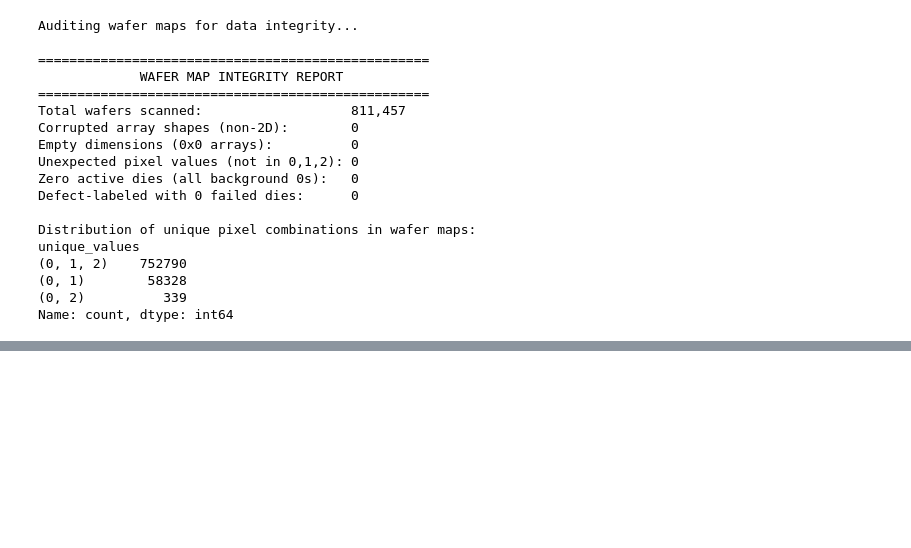
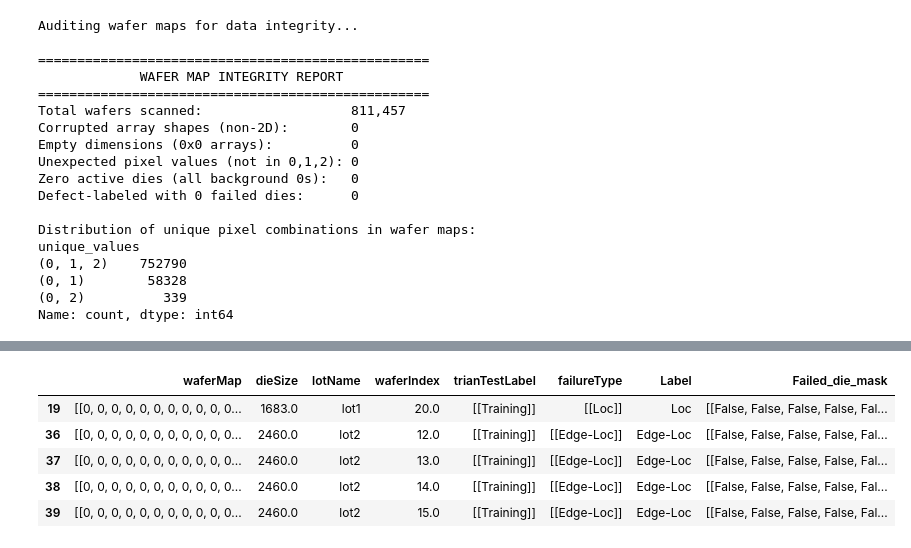
Before and after one commit to DRPproton/semiconductor-projects-tda, a Jupyter notebook: Project-2WM811k_wafer/notebooks/notebook.ipynb, the cells around one changed output, grey strips where cells are left out. Drawn from its saved outputs; the diff is of its cells as text; code cells hidden in the pictures; blank space fills up the shorter version.

```diff
--- a/Project-2WM811k_wafer/notebooks/notebook.ipynb
+++ b/Project-2WM811k_wafer/notebooks/notebook.ipynb
@@ -260,0 +266,4 @@ Name: count, dtype: int64
+# %%
+df_with_failure_type = df.loc[
+        df['Label'].isin(['Center', 'Donut', 'Edge-Loc', 'Edge-Ring', 'Loc', 'Near-full', 'Random', 'Scratch'])
+    ].copy()
@@ -260,0 +274,11 @@ Name: count, dtype: int64
+# %%
+df_with_failure_type["Failed_die_mask"] = df_with_failure_type["waferMap"].apply(lambda x: x == 2)
+# %%
+df_with_failure_type.head()
+# %% [output]
+|  | waferMap | dieSize | lotName | waferIndex | trianTestLabel | failureType | Label | Failed_die_mask |
+| 19 | [[0, 0, 0, 0, 0, 0, 0, 0, 0, 0, 0... | 1683.0 | lot1 | 20.0 | [[Training]] | [[Loc]] | Loc | [[False, False, False, False, Fal... |
+| 36 | [[0, 0, 0, 0, 0, 0, 0, 0, 0, 0, 0... | 2460.0 | lot2 | 12.0 | [[Training]] | [[Edge-Loc]] | Edge-Loc | [[False, False, False, False, Fal... |
+| 37 | [[0, 0, 0, 0, 0, 0, 0, 0, 0, 0, 0... | 2460.0 | lot2 | 13.0 | [[Training]] | [[Edge-Loc]] | Edge-Loc | [[False, False, False, False, Fal... |
+| 38 | [[0, 0, 0, 0, 0, 0, 0, 0, 0, 0, 0... | 2460.0 | lot2 | 14.0 | [[Training]] | [[Edge-Loc]] | Edge-Loc | [[False, False, False, False, Fal... |
+| 39 | [[0, 0, 0, 0, 0, 0, 0, 0, 0, 0, 0... | 2460.0 | lot2 | 15.0 | [[Training]] | [[Edge-Loc]] | Edge-Loc | [[False, False, False, False, Fal... |
```
Also changed, not shown: parts of 17 cells of this notebook, 2 other files.
